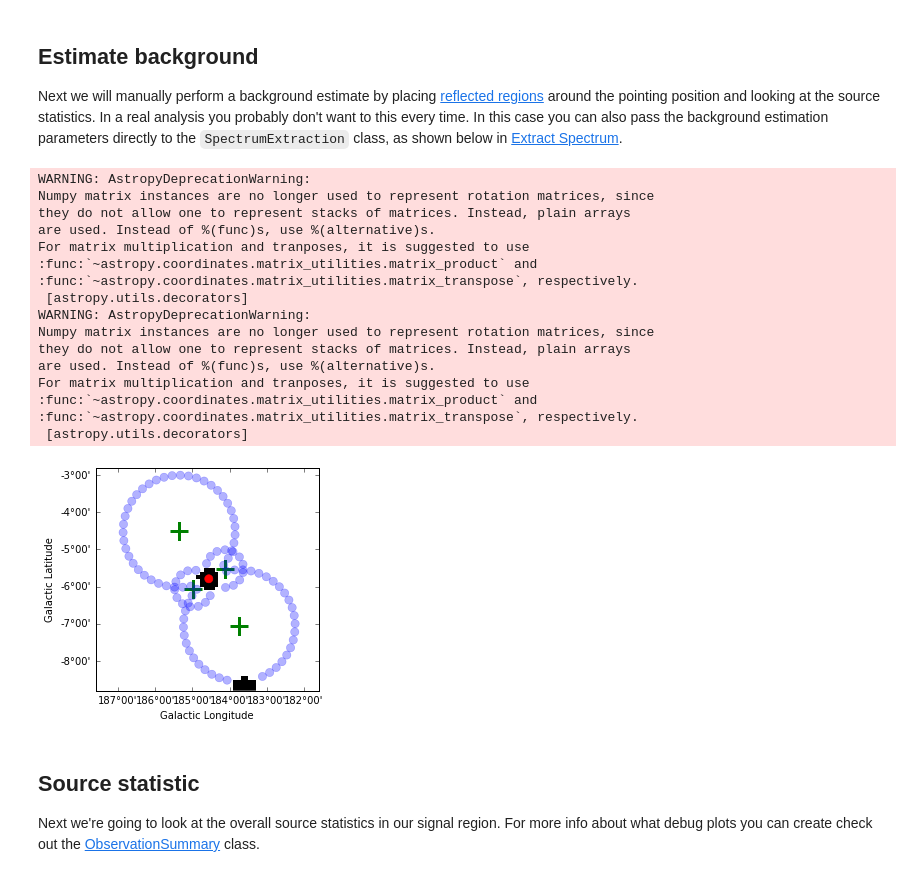
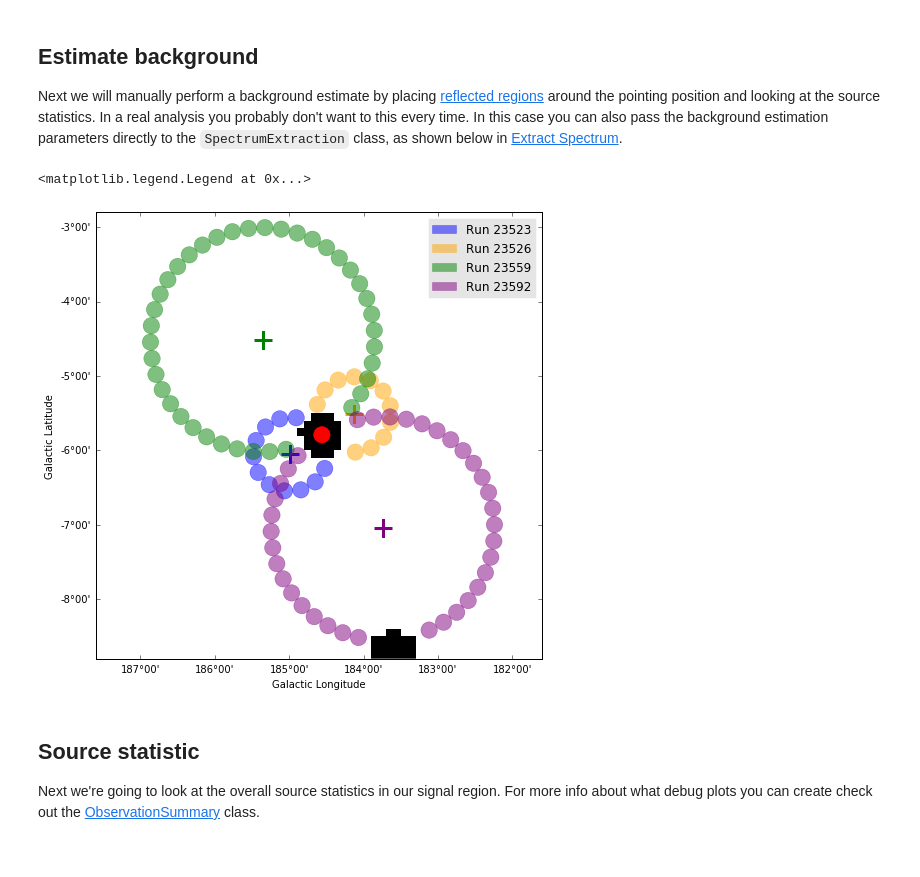
Before and after one commit to gammapy/gammapy-extra, a Jupyter notebook: notebooks/spectrum_analysis.ipynb, the cells around one changed output. Cells and saved outputs as stored; diff of their text form; code cells hidden in the pictures.

Commit message:
update spectrum analysis notebook due to changes in astropy regions

```diff
--- a/notebooks/spectrum_analysis.ipynb
+++ b/notebooks/spectrum_analysis.ipynb
@@ -140,39 +140,34 @@ background_estimator = ReflectedRegionsBackgroundEstimator(
 background_estimator.run()
 bkg = background_estimator.result
 # %%
-fig, ax, cbar = exclusion_mask.plot()
-target.on_region.plot(ax=ax, color='red')
+fig = plt.figure(figsize=(8,8))
+ax = fig.add_subplot(111, projection=exclusion_mask.wcs)
+exclusion_mask.plot(fig=fig, ax=ax)
+
+on_patch = on_region.to_pixel(wcs=exclusion_mask.wcs).as_patch(color='red')
+ax.add_patch(on_patch)
 
 # without this the axis limits are changed when calling scatter
 ax.autoscale(enable=False)
 
+colors = ['blue', 'orange', 'green', 'purple']
+handles = list()
 for obs_index, obs in enumerate(observations):
+    for off in bkg[obs_index].off_region:
+        off_patch = off.to_pixel(wcs=exclusion_mask.wcs).as_patch(color=colors[obs_index], alpha=0.5,
+                                                                  label='Run {}'.format(obs.obs_id))
+        handle = ax.add_patch(off_patch)
+    handles.append(handle)
+
     test_pointing = obs.pointing_radec
-
     ax.scatter(test_pointing.galactic.l, test_pointing.galactic.b,
                transform=ax.get_transform('galactic'),
-               marker='+', color='green', s=300, linewidths=3)
+               marker='+', color=colors[obs_index], s=300, linewidths=3)
 
-    for off in bkg[obs_index].off_region:
-        off.plot(ax=ax,alpha=0.3,color='blue')
+ax.legend(handles=handles)
 # %% [output]
-WARNING: AstropyDeprecationWarning:
-Numpy matrix instances are no longer used to represent rotation matrices, since
-they do not allow one to represent stacks of matrices. Instead, plain arrays
-are used. Instead of %(func)s, use %(alternative)s.
-For matrix multiplication and tranposes, it is suggested to use
-:func:`~astropy.coordinates.matrix_utilities.matrix_product` and
-:func:`~astropy.coordinates.matrix_utilities.matrix_transpose`, respectively.
- [astropy.utils.decorators]
-WARNING: AstropyDeprecationWarning:
-Numpy matrix instances are no longer used to represent rotation matrices, since
-they do not allow one to represent stacks of matrices. Instead, plain arrays
-are used. Instead of %(func)s, use %(alternative)s.
-For matrix multiplication and tranposes, it is suggested to use
-:func:`~astropy.coordinates.matrix_utilities.matrix_product` and
-:func:`~astropy.coordinates.matrix_utilities.matrix_transpose`, respectively.
- [astropy.utils.decorators]
+<matplotlib.legend.Legend at 0x...>
-[figure, old version]
+[figure, new version]
 # %% [markdown]
 ## Source statistic
 
```
Also changed, not shown: parts of 8 cells of this notebook.
